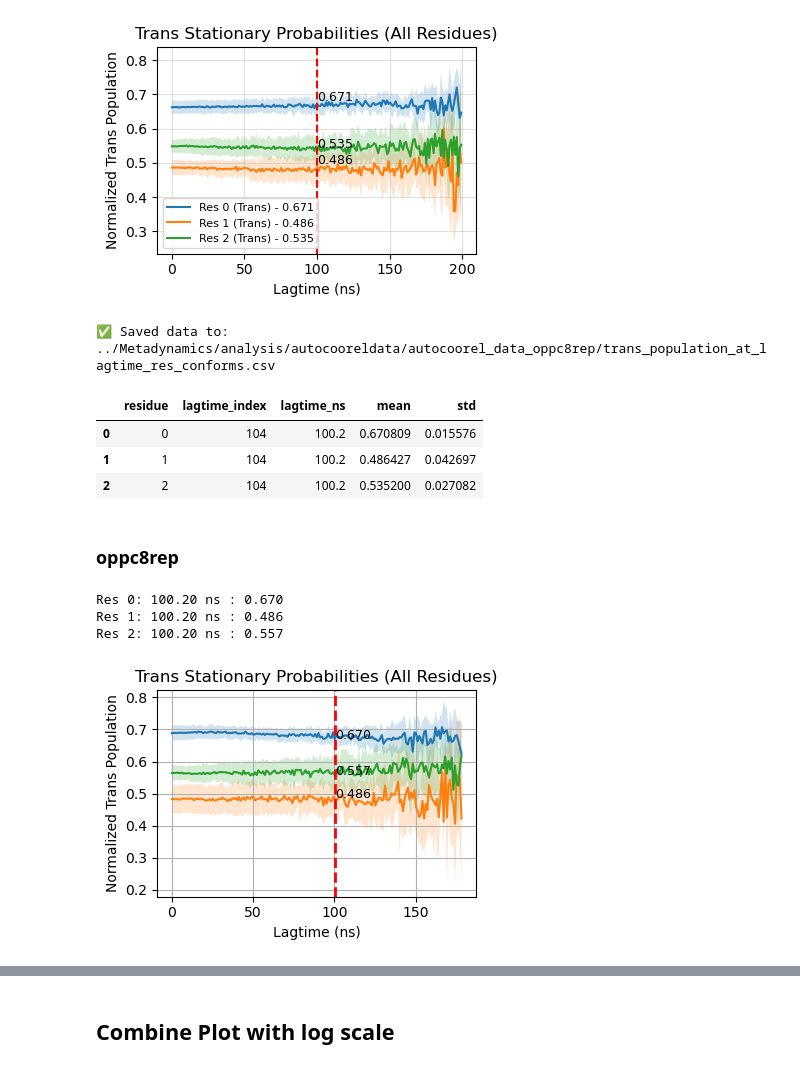
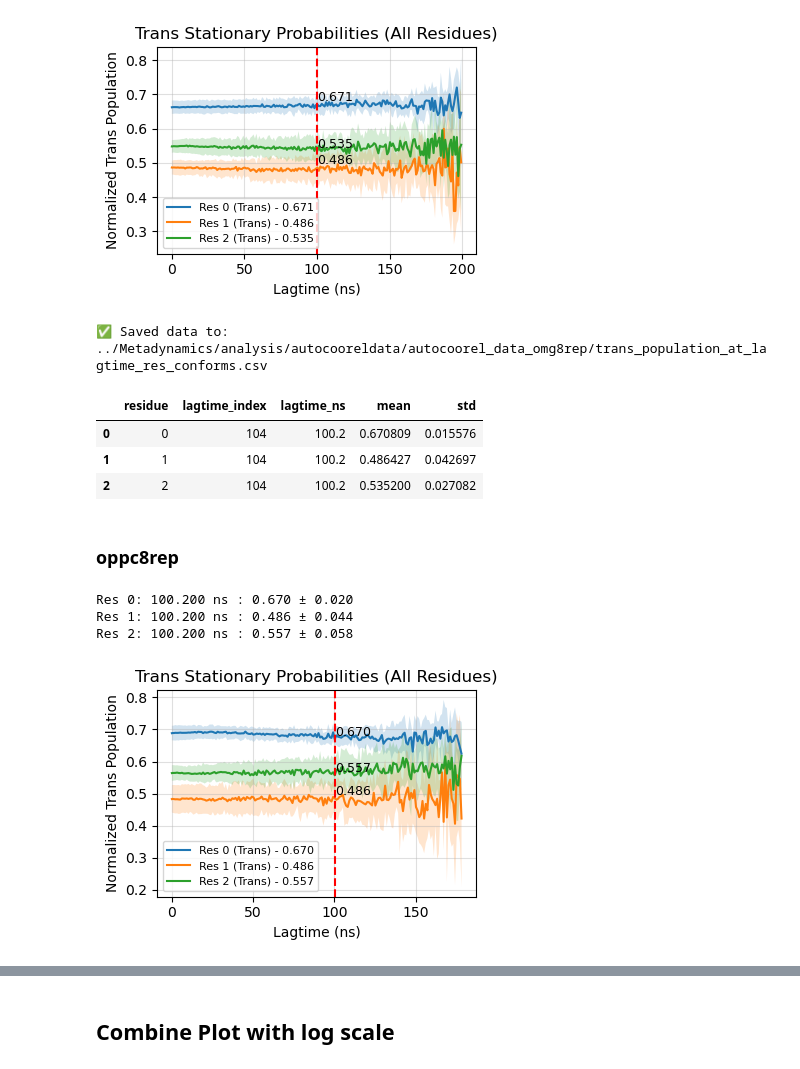
Before and after one commit to starwingc/peptoid_ESM, a Jupyter notebook: Analysis/stationary_population_res.ipynb, the cells around one changed output, grey strips where cells are left out. Cells and saved outputs as stored; diff of their text form; code cells hidden in the pictures.

```diff
--- a/Analysis/stationary_population_res.ipynb
+++ b/Analysis/stationary_population_res.ipynb
@@ -491,7 +491,7 @@ for res_idx in range(3):
 
     # Plot trans population
     plt.plot(
-        meta_omg_lagtimes_ns[:point_to_plot] * dt_in_ns,
+        meta_omg_lagtimes_ns[:] * dt_in_ns,
         res,
         label=f"Res {res_idx} (Trans) - {res[lagtime_plot]:.3f}"
     )
@@ -617,7 +617,7 @@ df.to_csv(output_path, index=False)
 print(f"✅ Saved data to: {output_path}")
 df
 # %% [output]
-✅ Saved data to: ../Metadynamics/analysis/autocooreldata/autocoorel_data_oppc8rep/trans_population_at_lagtime_res_conforms.csv
+✅ Saved data to: ../Metadynamics/analysis/autocooreldata/autocoorel_data_omg8rep/trans_population_at_lagtime_res_conforms.csv
 |  | residue | lagtime_index | lagtime_ns | mean | std |
 | 0 | 0 | 104 | 100.2 | 0.670809 | 0.015576 |
 | 1 | 1 | 104 | 100.2 | 0.486427 | 0.042697 |
@@ -657,47 +657,56 @@ meta_oppc8rep_lagtimes_ns = meta_oppc8rep_lagtimes_ns[:183]
 # %%
 point_to_plot = 183
 lagtime_plot = 104
-dt_in_ns = 0.002 # 2ps
+dt_in_ns = 0.002  # 2 ps
+data_rows = []
 
-plt.figure(figsize=(4, 3))  # Create one figure for all residues
+# Safety checks (optional but helpful)
+assert lagtime_plot < point_to_plot, "lagtime_plot must be < point_to_plot"
+assert point_to_plot <= meta_oppc8rep_lagtimes_ns.shape[0], "point_to_plot exceeds available lagtimes"
+
+plt.figure(figsize=(4, 3))
+
+t = meta_oppc8rep_lagtimes_ns[:point_to_plot] * dt_in_ns  # time vector (ns)
 
 for res_idx in range(3):
-    res = meta_oppc8rep_pi_all_means[res_idx, :, 1]
-    std = meta_oppc8rep_pi_all_stds[res_idx, :, 1]
-    # Plot trans population
-    plt.plot(
-        meta_oppc8rep_lagtimes_ns[:point_to_plot] * dt_in_ns,
-        res,
-        label=f"Res {res_idx} (Trans) - {res[lagtime_plot]:.3f}"
-    )
+    # shape assumed (residue, lag, state); we want trans = index 1
+    res = meta_oppc8rep_pi_all_means[res_idx, :point_to_plot, 1]
+    std = meta_oppc8rep_pi_all_stds[res_idx, :point_to_plot, 1]
 
-    # Fill between ± std
-    plt.fill_between(
-        meta_oppc8rep_lagtimes_ns[:point_to_plot]* dt_in_ns,
-        res[:point_to_plot] + std[:point_to_plot],
-        res[:point_to_plot] - std[:point_to_plot],
-        alpha=0.2
-    )
+    # Plot mean and ± std
+    plt.plot(t, res, label=f"Res {res_idx} (Trans) - {res[lagtime_plot]:.3f}", linewidth=1.5)
+    plt.fill_between(t, res - std, res + std, alpha=0.2)
 
-    # Annotate a specific lagtime point
-    first_x = meta_oppc8rep_lagtimes_ns[lagtime_plot] * dt_in_ns
+    # Annotate specific lagtime point
+    first_x = t[lagtime_plot]
     first_y = res[lagtime_plot]
-    plt.text(first_x, first_y, f"{first_y:.3f}", fontsize=9)
-    print(f"Res {res_idx}: {first_x:.2f} ns : {first_y:.3f}")
+    first_y_std = std[lagtime_plot]
+    plt.text(first_x, first_y, f"{first_y:.3f}", fontsize=9, va="bottom")
 
+    # Print a clean line
+    print(f"Res {res_idx}: {first_x:.3f} ns : {first_y:.3f} ± {first_y_std:.3f}")
 
-# Draw vertical line once for lagtime_plot
-plt.axvline(x=first_x, color='r', linestyle='--', linewidth=2)
+    # Collect for CSV
+    data_rows.append({
+        "residue": res_idx,
+        "lagtime_index": lagtime_plot,
+        "lagtime_ns": float(first_x),
+        "mean": float(first_y),
+        "std": float(first_y_std),
+    })
+
+# Draw vertical line once at the annotated lagtime
+plt.axvline(x=t[lagtime_plot], color="r", linestyle="--", linewidth=1.5)
 
 plt.title("Trans Stationary Probabilities (All Residues)")
 plt.xlabel("Lagtime (ns)")
 plt.ylabel("Normalized Trans Population")
-plt.grid(True)
-#plt.legend()
+plt.grid(True, alpha=0.4)
+plt.legend(fontsize=8)
 plt.tight_layout()
 plt.show()
 # %% [output]
-Res 0: 100.20 ns : 0.670
-Res 1: 100.20 ns : 0.486
-Res 2: 100.20 ns : 0.557
+Res 0: 100.200 ns : 0.670 ± 0.020
+Res 1: 100.200 ns : 0.486 ± 0.044
+Res 2: 100.200 ns : 0.557 ± 0.058
-[figure, old version]
+[figure, new version]
```
Also changed, not shown: parts of 5 cells of this notebook.
